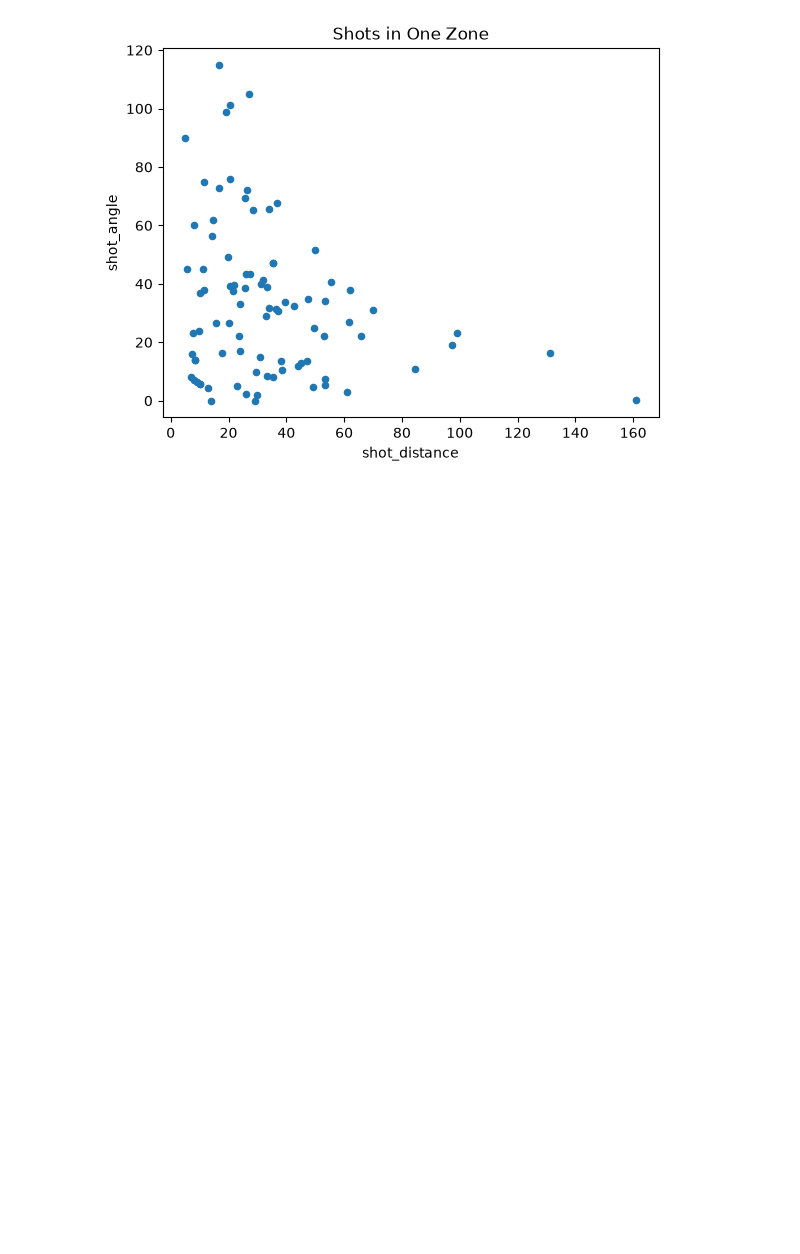
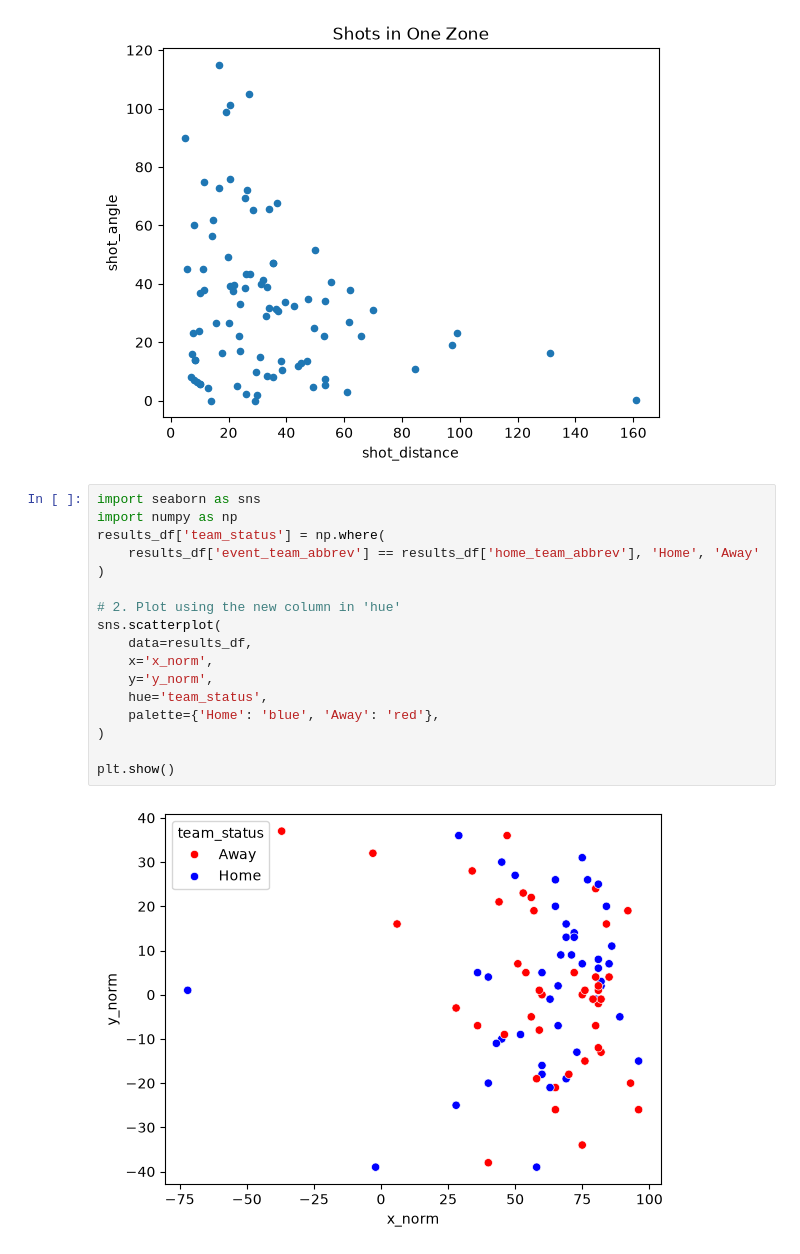
Before and after one commit to Granatire97/nhl_prescout, a Jupyter notebook: notebooks/03_events_shot_plot.ipynb, the cells around one changed output. Saved outputs shown, nothing was run; the diff lists cells and outputs as text; blank space fills up the shorter version.

```diff
--- a/notebooks/03_events_shot_plot.ipynb
+++ b/notebooks/03_events_shot_plot.ipynb
@@ -28,3 +49,22 @@ results_df.plot.scatter(
 plt.show()
 # %% [output]
 [figure]
+# %%
+import seaborn as sns
+import numpy as np
+results_df['team_status'] = np.where(
+    results_df['event_team_abbrev'] == results_df['home_team_abbrev'], 'Home', 'Away'
+)
+
+# 2. Plot using the new column in 'hue'
+sns.scatterplot(
+    data=results_df,
+    x='x_norm',
+    y='y_norm',
+    hue='team_status',
+    palette={'Home': 'blue', 'Away': 'red'},
+)
+
+plt.show()
+# %% [output]
+[figure, added]
```
Also changed, not shown: parts of 3 cells of this notebook, 1 other file.
